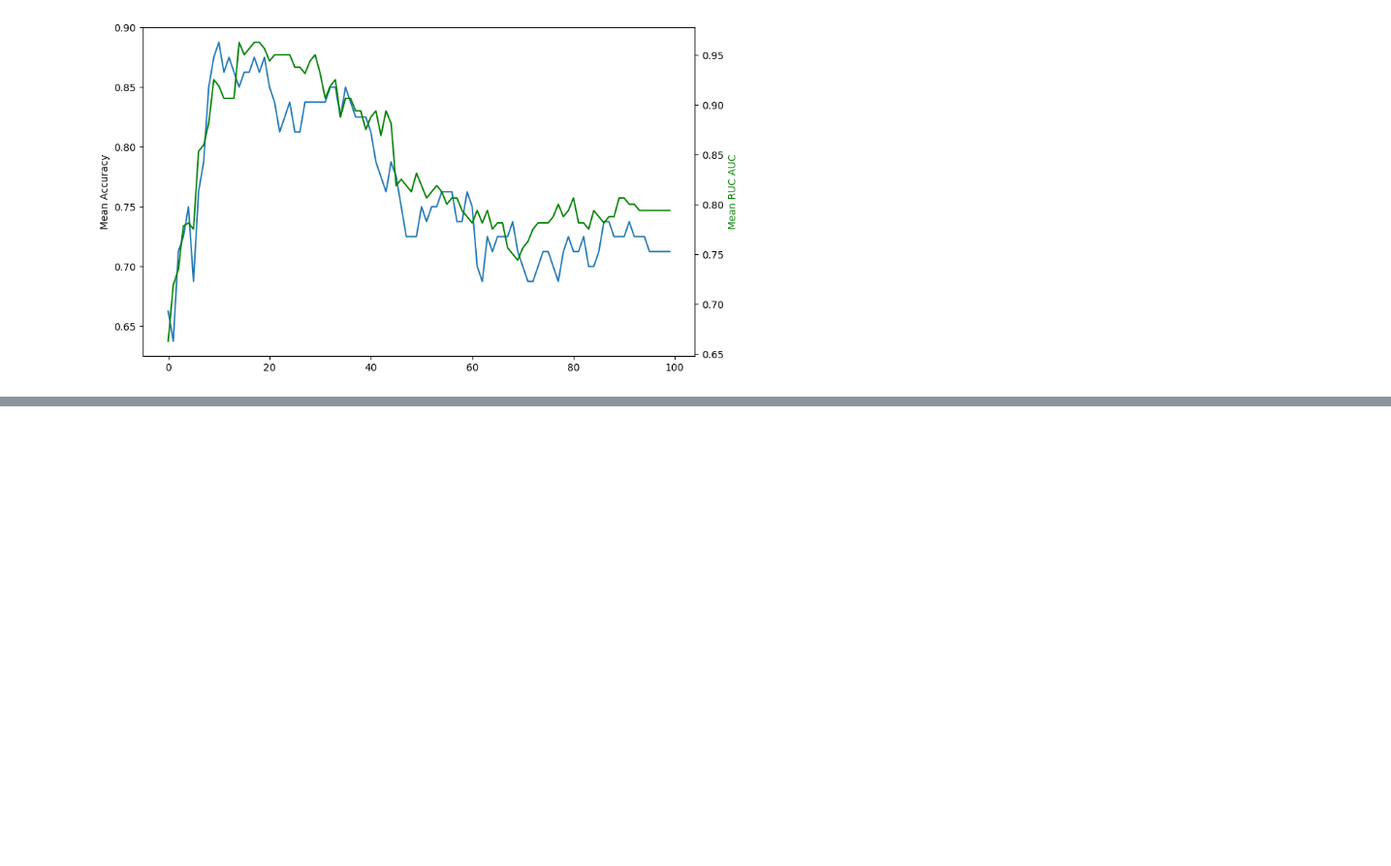
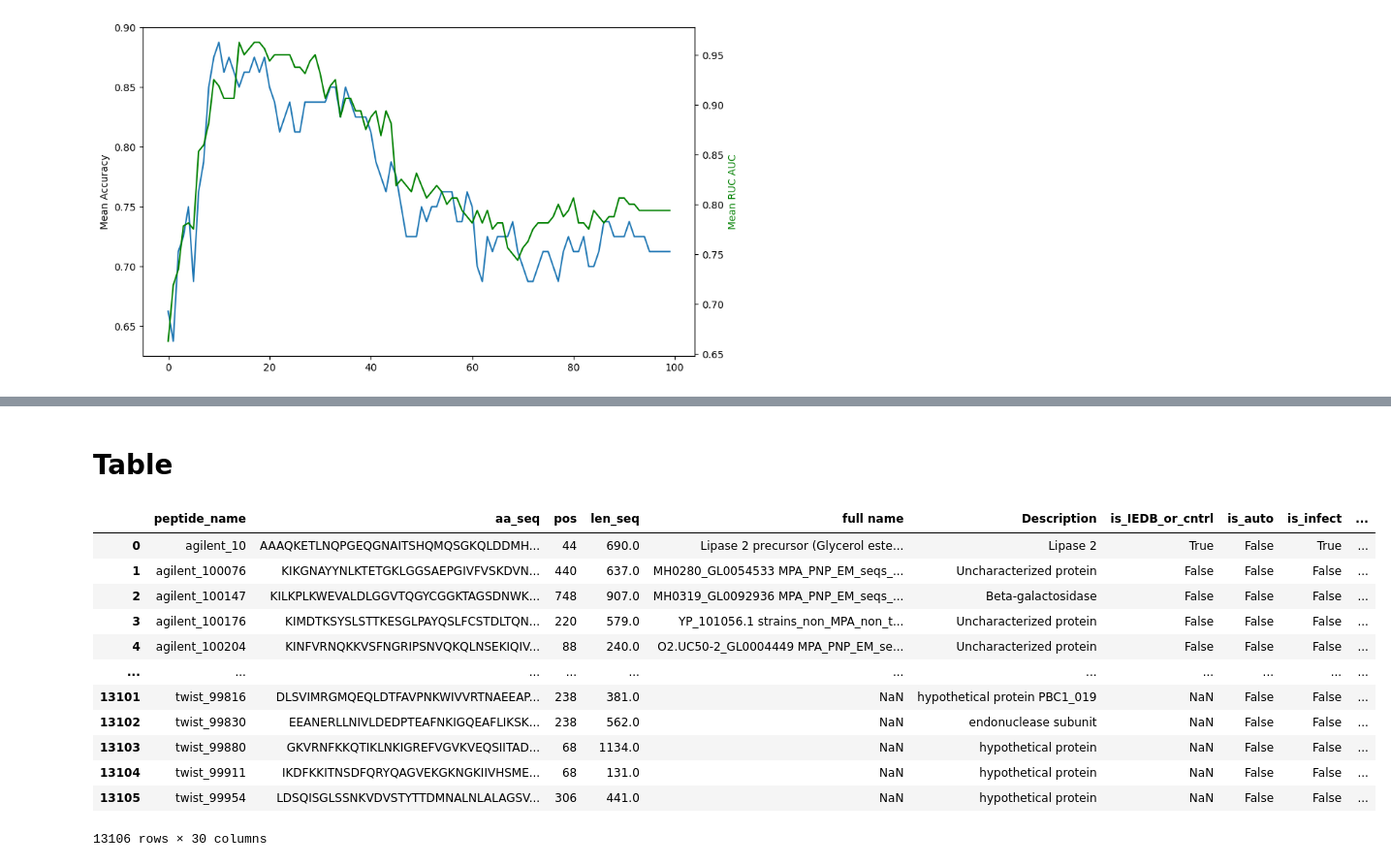
Before and after one commit to SysBioengLab/PhIP-seq-IBD-PUC, a Jupyter notebook: src/shap_selected_peptides.ipynb, the cells around one changed output, grey strips where cells are left out. Shown at 97% size. Cells and saved outputs as stored; diff of their text form; code cells hidden in the pictures; blank space fills up the shorter version.

```diff
--- a/src/shap_selected_peptides.ipynb
+++ b/src/shap_selected_peptides.ipynb
@@ -94,0 +162,39 @@ Optimal number of features: 18.0
+# %% [markdown]
+# Table
+# %%
+peptide_info = pd.read_csv(join('..','Data', 'peptide_libraries_info.csv'))
+# %%
+shap_values_pd = pd.DataFrame(shap_values, columns=X_subset.columns)
+abs_shap_values = shap_values_pd.abs().mean(axis = 0)
+subset_metadata = X_subset.copy()
+subset_metadata['type_person'] = y.values
+
+control = subset_metadata[subset_metadata['type_person'] == 0].drop(columns=['type_person']).astype(int)
+ibd = subset_metadata[subset_metadata['type_person'] == 1].drop(columns=['type_person']).astype(int)
+
+# ods_control
+ods_control = control.mean(axis = 0)
+ods_ibd = ibd.mean(axis = 0)
+
+# ods_ratio
+ods_ratio = np.log(ods_ibd / ods_control)
+
+
+# peptides_important
+peptides_important = peptide_info.set_index('peptide_name').loc[opt_features]
+
+position = peptides_important['pos']
+len_seq = peptides_important['len_seq']
+description_pep = peptides_important['Description']
+specie = peptides_important['species']
+
+table = pd.DataFrame({
+    'Position': position,
+    'Length': len_seq,
+    'Description': description_pep,
+    'Species': specie,
+    'mean_abs_shap': abs_shap_values,
+    '%Control': ods_control,
+    '%IBD': ods_ibd,
+    'log(ods_ratio)': ods_ratio
+})
@@ -94,0 +203,16 @@ Optimal number of features: 18.0
+# %%
+peptide_info
+# %% [output]
+|  | peptide_name | aa_seq | pos | len_seq | full name | Description | is_IEDB_or_cntrl | is_auto | is_infect | ... |
+| 0 | agilent_10 | AAAQKETLNQPGEQGNAITSHQMQSGKQLDDMH... | 44 | 690.0 | Lipase 2 precursor (Glycerol este... | Lipase 2 | True | False | True | ... |
+| 1 | agilent_100076 | KIKGNAYYNLKTETGKLGGSAEPGIVFVSKDVN... | 440 | 637.0 | MH0280_GL0054533 MPA_PNP_EM_seqs_... | Uncharacterized protein | False | False | False | ... |
+| 2 | agilent_100147 | KILKPLKWEVALDLGGVTQGYCGGKTAGSDNWK... | 748 | 907.0 | MH0319_GL0092936 MPA_PNP_EM_seqs_... | Beta-galactosidase | False | False | False | ... |
+| 3 | agilent_100176 | KIMDTKSYSLSTTKESGLPAYQSLFCSTDLTQN... | 220 | 579.0 | YP_101056.1 strains_non_MPA_non_t... | Uncharacterized protein | False | False | False | ... |
+| 4 | agilent_100204 | KINFVRNQKKVSFNGRIPSNVQKQLNSEKIQIV... | 88 | 240.0 | O2.UC50-2_GL0004449 MPA_PNP_EM_se... | Uncharacterized protein | False | False | False | ... |
+| ... | ... | ... | ... | ... | ... | ... | ... | ... | ... | ... |
+| 13101 | twist_99816 | DLSVIMRGMQEQLDTFAVPNKWIVVRTNAEEAP... | 238 | 381.0 | NaN | hypothetical protein PBC1_019 | NaN | False | False | ... |
+| 13102 | twist_99830 | EEANERLLNIVLDEDPTEAFNKIGQEAFLIKSK... | 238 | 562.0 | NaN | endonuclease subunit | NaN | False | False | ... |
+| 13103 | twist_99880 | GKVRNFKKQTIKLNKIGREFVGVKVEQSIITAD... | 68 | 1134.0 | NaN | hypothetical protein | NaN | False | False | ... |
+| 13104 | twist_99911 | IKDFKKITNSDFQRYQAGVEKGKNGKIIVHSME... | 68 | 131.0 | NaN | hypothetical protein | NaN | False | False | ... |
+| 13105 | twist_99954 | LDSQISGLSSNKVDVSTYTTDMNALNLALAGSV... | 306 | 441.0 | NaN | hypothetical protein | NaN | False | False | ... |
+13106 rows × 30 columns
```
Also changed, not shown: parts of 5 cells of this notebook, 3 other files.
